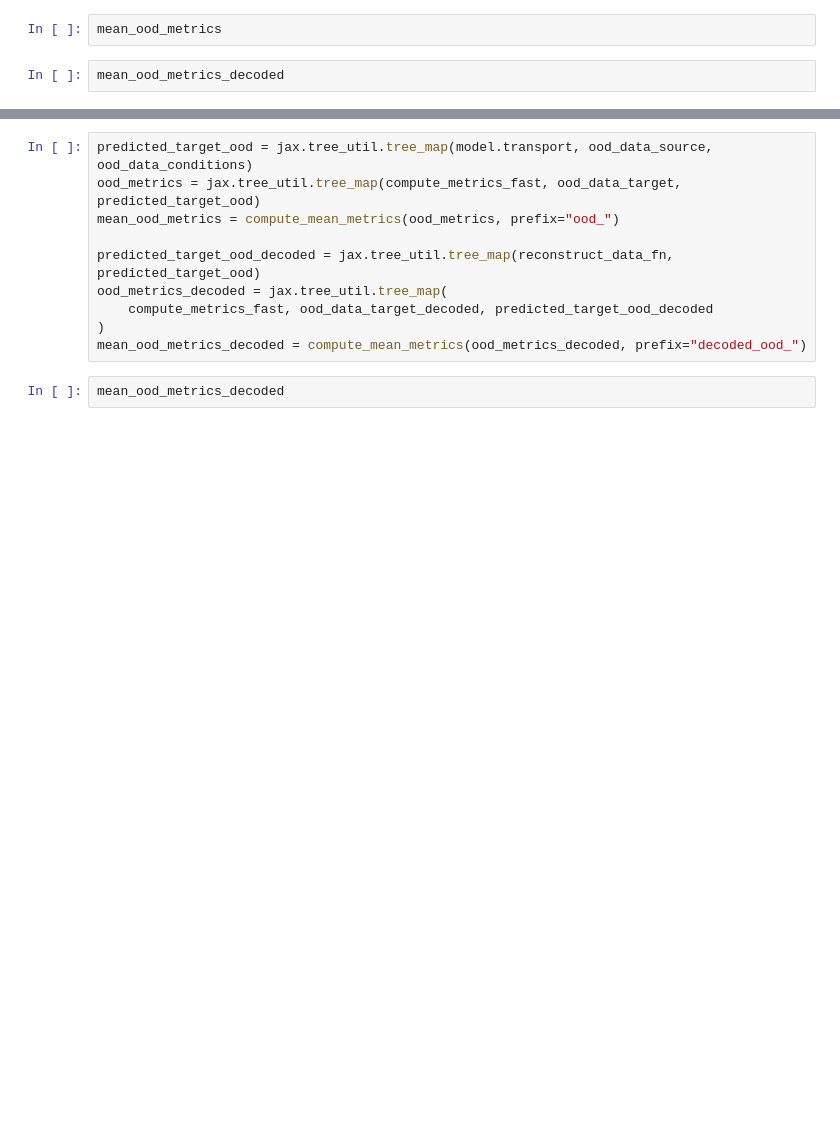
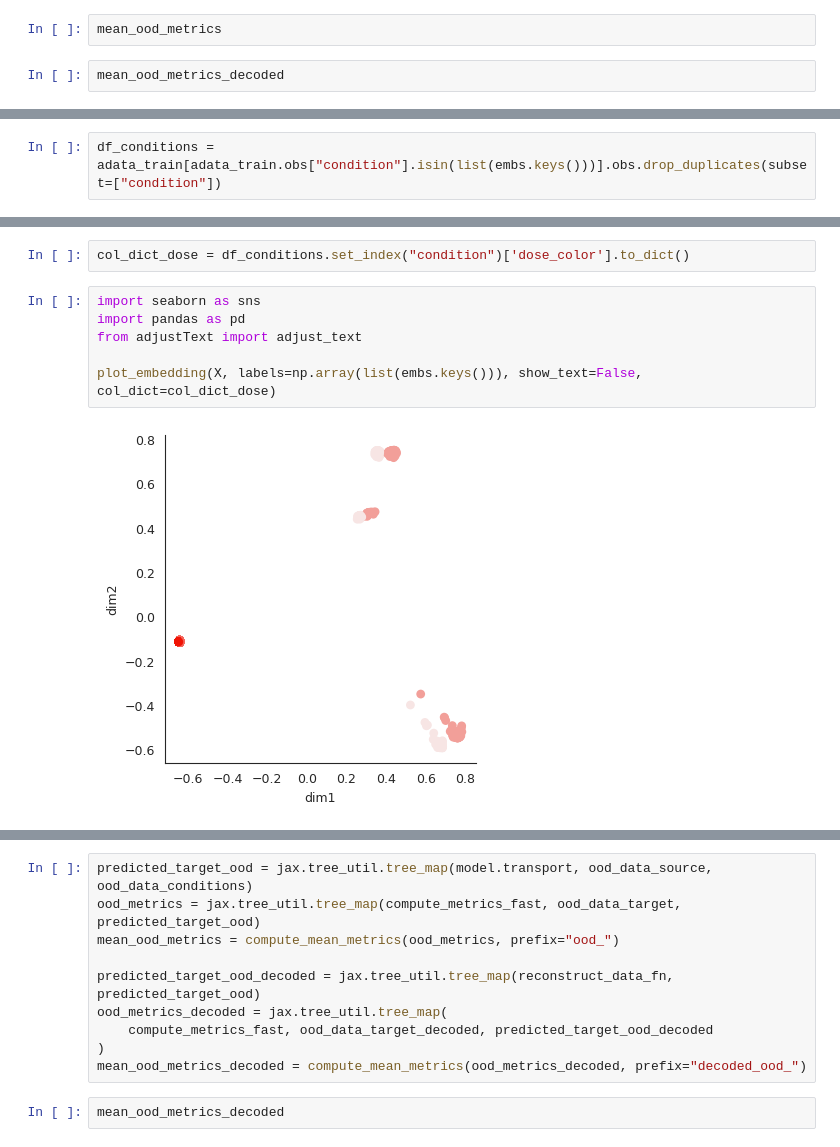
Before and after one commit to theislab/cellflow_reproducibility, a Jupyter notebook: notebooks/test_runs/test_genot_sciplex.ipynb, the cells around one changed output, grey strips where cells are left out. Saved outputs shown, nothing was run; the diff lists cells and outputs as text; blank space fills up the shorter version.

```diff
--- a/notebooks/test_runs/test_genot_sciplex.ipynb
+++ b/notebooks/test_runs/test_genot_sciplex.ipynb
@@ -411,0 +438,2 @@ embs = jax.tree_util.tree_map(lambda x: vf.get_embedding(model.vf_state, x[0]),
+# %%
+df_conditions = adata_train[adata_train.obs["condition"].isin(list(embs.keys()))].obs.drop_duplicates(subset=["condition"])
@@ -411,0 +458,10 @@ embs = jax.tree_util.tree_map(lambda x: vf.get_embedding(model.vf_state, x[0]),
+# %%
+col_dict_dose = df_conditions.set_index("condition")['dose_color'].to_dict()
+# %%
+import seaborn as sns
+import pandas as pd
+from adjustText import adjust_text
+
+plot_embedding(X, labels=np.array(list(embs.keys())), show_text=False, col_dict=col_dict_dose)
+# %% [output]
+[figure, added]
```
Also changed, not shown: parts of 18 cells of this notebook, 5 other files.
